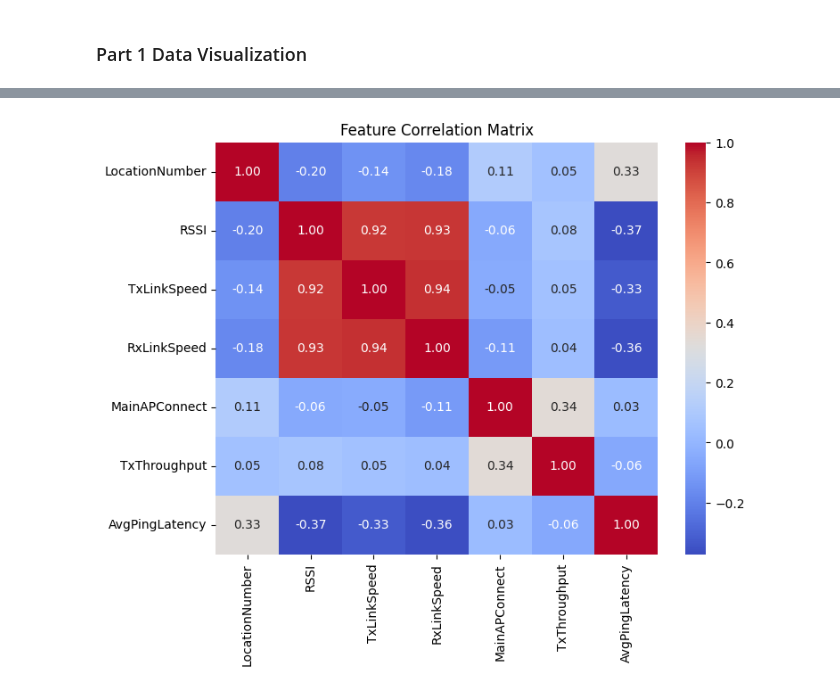
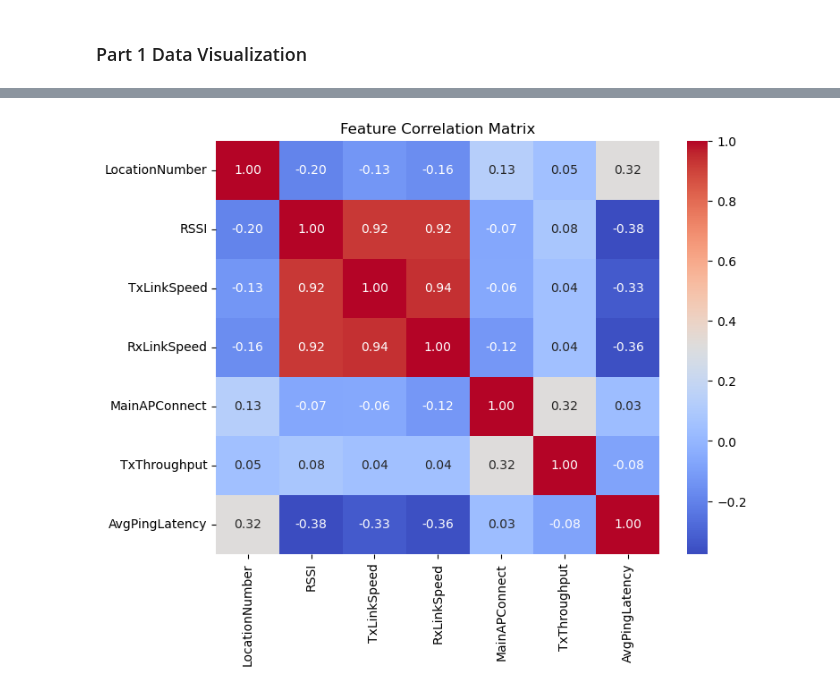
Before and after one commit to jordiestevee/ML4Net-2025, a Jupyter notebook: Sem4/seminar4.ipynb, the cells around one changed output, grey strips where cells are left out. Drawn from its saved outputs; the diff is of its cells as text; code cells hidden in the pictures.

```diff
--- a/Sem4/seminar4.ipynb
+++ b/Sem4/seminar4.ipynb
@@ -5,18 +5,18 @@ On this seminar, we will on Wi-Fi performance, specifically, how to address this
 # %% [markdown]
 ### Part 1 Data Visualization
 # %%
-# ...existing code...
 import pandas as pd
 import matplotlib.pyplot as plt
 import seaborn as sns
 # Load the dataset
-df = pd.read_csv("test_data.csv")
+df_test = pd.read_csv("test_data.csv")
+df_train = pd.read_csv("train_data.csv")
 
 # Show descriptive statistics
-display(df.describe())
+display(df_train.describe())
 
 # Plot histograms for each feature
-df.hist(bins=30, figsize=(15, 10), grid=True)
+df_train.hist(bins=30, figsize=(15, 10), grid=True)
 plt.suptitle("Feature Distributions", fontsize=16)
 plt.tight_layout(rect=[0, 0, 1, 0.97])
 plt.show()
@@ -27,7 +27,7 @@ features = ["RSSI", "TxLinkSpeed", "RxLinkSpeed", "MainAPConnect"]
 performance = ["TxThroughput", "AvgPingLatency"]
 
 # Compute correlation matrix between features and performance metrics
-corr = df[features + performance].corr()
+corr = df_train[features + performance].corr()
 
 # Extract only correlations of features with performance metrics
 corr_focus = corr.loc[features, performance]
@@ -55,12 +59,12 @@ plt.show()
 # %%
 # Optional: Plot the correlation matrix for all features
 # This can be useful for understanding relationships between all features
 
 plt.figure(figsize=(8,6))
-sns.heatmap(df.corr(), annot=True, fmt=".2f", cmap="coolwarm")
+sns.heatmap(df_train.corr(), annot=True, fmt=".2f", cmap="coolwarm")
 plt.title("Feature Correlation Matrix")
 plt.show()
 # %% [output]
-[figure, old version]
+[figure, new version]
 # %% [markdown]
 ### Part 2 FNNs
```
Also changed, not shown: parts of 10 cells of this notebook.
